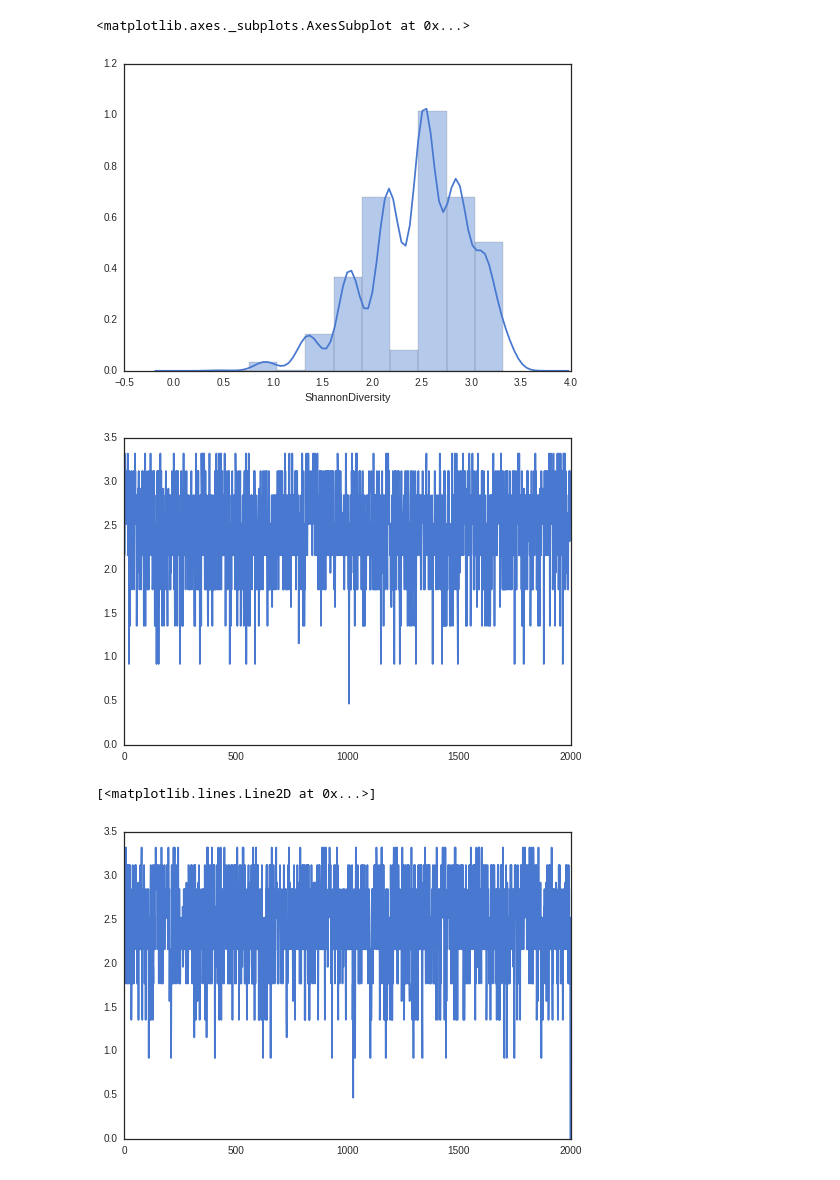
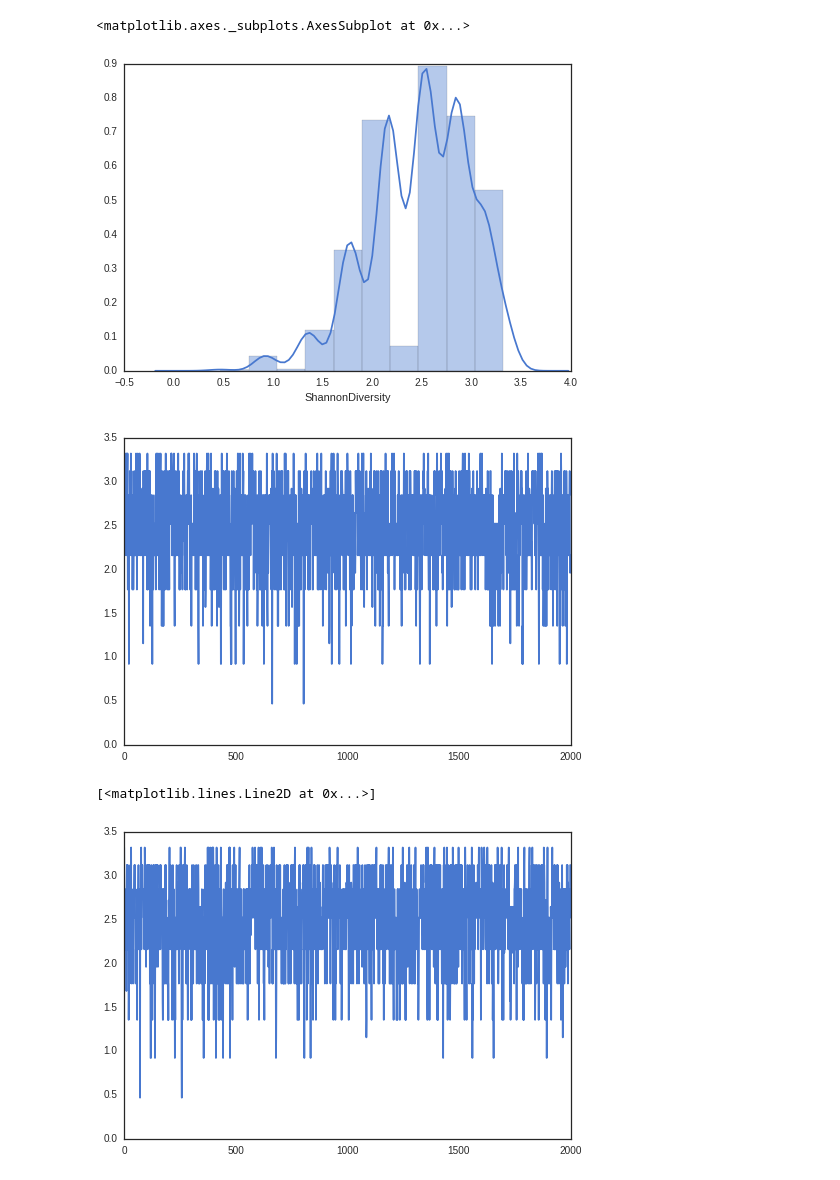
Before and after one commit to devosoft/Empirical, a Jupyter notebook: examples/evo/replica_runs_analysis.ipynb, the cells around one changed output. Cells and saved outputs as stored; diff of their text form; code cells hidden in the pictures.

Commit message:
Update (squish me!)

```diff
--- a/examples/evo/replica_runs_analysis.ipynb
+++ b/examples/evo/replica_runs_analysis.ipynb
@@ -1,7 +1,7 @@
 # %%
 import pandas as pd
 loaded_files = []
-prefix = "carl"
+prefix = "sam"
 headers = ["{0}{1}".format(prefix, i) for i in range(10)]
 for i in range(10):
     moo = pd.read_csv("./runs/{0}{1}".format(prefix, i))
@@ -15,7 +15,7 @@ squish = pd.concat(loaded_files, axis=0)
 #squish
 squish = squish.set_index(["replicant", "Update"])
 squish.head()
-squish.loc["carl0"].head()
+squish.loc["{}0".format(prefix)]
 # %% [output]
 |  | ShannonDiversity | MaxFitness |
 | Update |  |  |
@@ -27,24 +39,24 @@ squish.loc["carl0"].head()
 # %%
 import seaborn as sns
 import numpy as np
 import matplotlib.pyplot as plt
 %matplotlib inline
 
 sns.set(style="white", palette="muted", color_codes=True)
-sns.distplot(squish.loc["carl0"]["ShannonDiversity"], bins=10)
+sns.distplot(squish.loc["{}0".format(prefix)]["ShannonDiversity"], bins=10)
 # %% [output]
 <matplotlib.axes._subplots.AxesSubplot at 0x...>
-[figure, old version]
+[figure, new version]
 # %%
 plt.plot(squish.loc["{}0".format(prefix)]["ShannonDiversity"])
 plt.show()
 # %% [output]
-[figure, old version]
+[figure, new version]
 # %%
 plt.plot(squish.loc["{}1".format(prefix)]["ShannonDiversity"])
 # %% [output]
 [<matplotlib.lines.Line2D at 0x...>]
-[figure, old version]
+[figure, new version]
 # %%
 plt.plot(squish.loc["{}0".format(prefix)]["MaxFitness"])
 plt.show()
```
Also changed, not shown: parts of 3 cells of this notebook, 2 other files.
